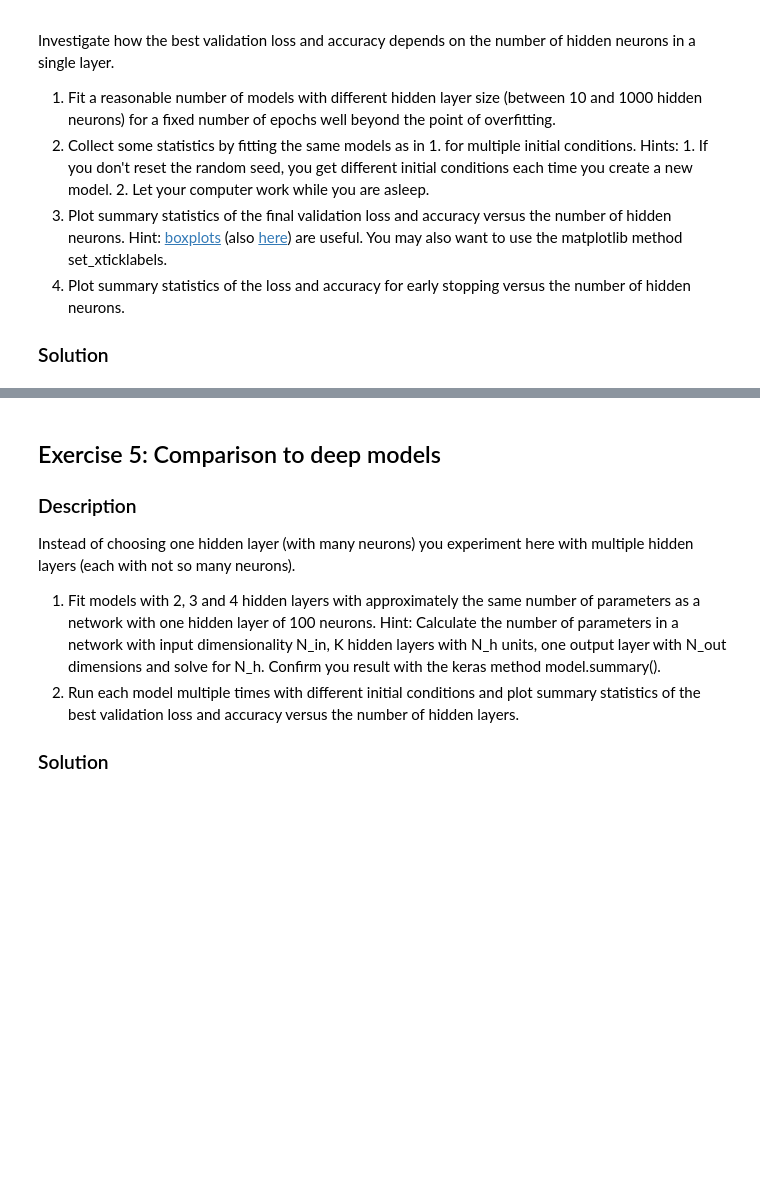
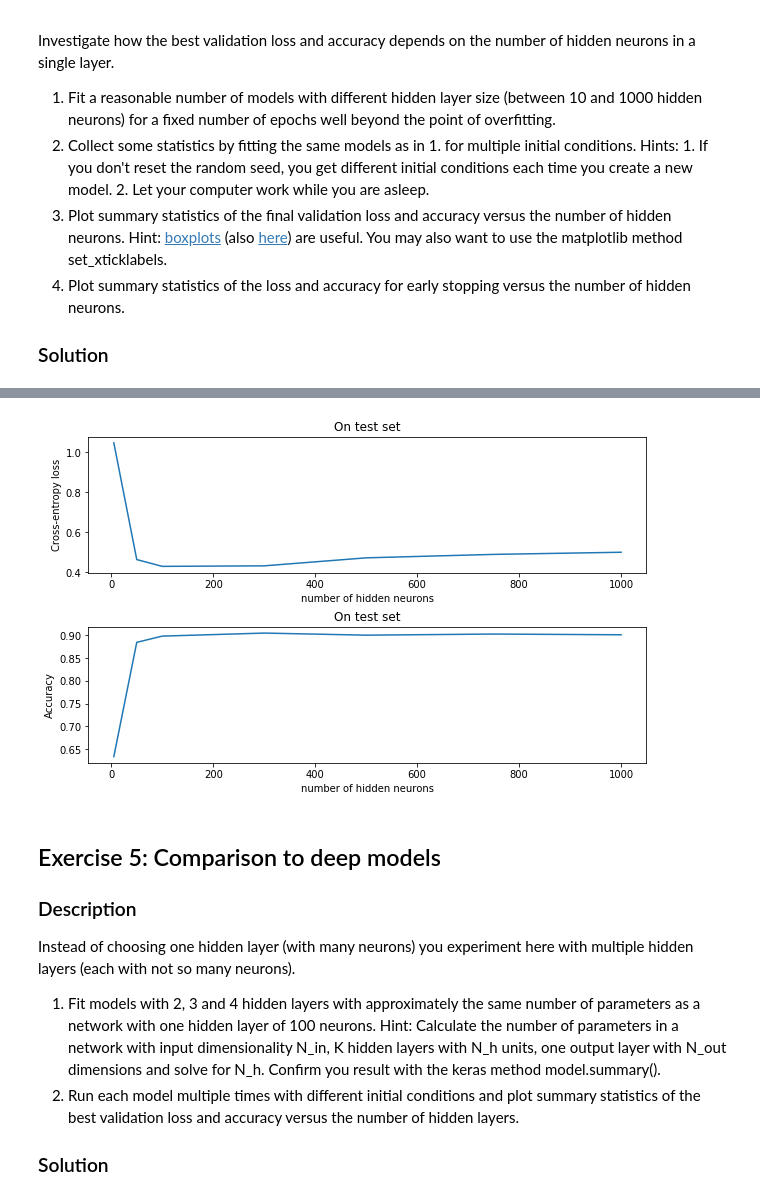
Before and after one commit to SSappy/ANN-Project-1, a Jupyter notebook: miniproject1.ipynb, the cells around one changed output, grey strips where cells are left out. Saved outputs shown, nothing was run; the diff lists cells and outputs as text; code cells hidden in the pictures; blank space fills up the shorter version.

```diff
--- a/miniproject1.ipynb
+++ b/miniproject1.ipynb
@@ -275,0 +397,4 @@ Train a network with one hidden layer and compare different optimizers.
+# %%
+score = model2.evaluate(x_test, y_test, verbose=0)
+print('Test loss:', score[0])
+print('Test accuracy:', score[1], '\n')
@@ -314,3 +481,27 @@ Investigate how the best validation loss and accuracy depends on the number of h
 4. Plot summary statistics of the loss and accuracy for early stopping versus the number of hidden neurons.
 
 ### Solution
+# %%
+test_losses=[]
+test_accs=[]
+hidden = [5, 50, 100, 300, 500, 750, 1000]
+for nb_neurons in hidden:
+    models = Sequential()
+    models.add(Dense(nb_neurons, activation='relu', input_shape=input_shape))
+    models.add(Dense(5, activation='softmax'))
+    optimizer = Adam()
+    models.compile(loss='categorical_crossentropy',
+                  optimizer = optimizer,
+                  metrics=['accuracy'])
+
+    models.fit(x_train, y_train,
+                    batch_size=batch_size,
+                    epochs=70,
+                    verbose=0,
+                    validation_data=(x_test, y_test))
+    score = models.evaluate(x_test, y_test, verbose=0)
+    test_losses.append(score[0])
+    test_accs.append(score[1])
+    print('For ', nb_neurons, ' hidden neurons in the model:')
+    print('Test loss:', score[0])
+    print('Test accuracy:', score[1], '\n')
@@ -317,3 +526,19 @@ Investigate how the best validation loss and accuracy depends on the number of h
+# %%
+plt.subplots_adjust(hspace=0.4)
+plt.subplot(2,1,1)
+plt.plot(hidden, test_losses)
+plt.title('On test set')
+plt.ylabel('Cross-entropy loss')
+plt.xlabel('number of hidden neurons')
+
+plt.subplot(2,1,2)
+plt.plot(hidden, test_accs)
+plt.title('On test set')
+plt.ylabel('Accuracy')
+plt.xlabel('number of hidden neurons')
+plt.show()
+# %% [output]
+[figure, added]
 # %% [markdown]
 ## Exercise 5: Comparison to deep models
 
```
Also changed, not shown: parts of 20 cells of this notebook.
